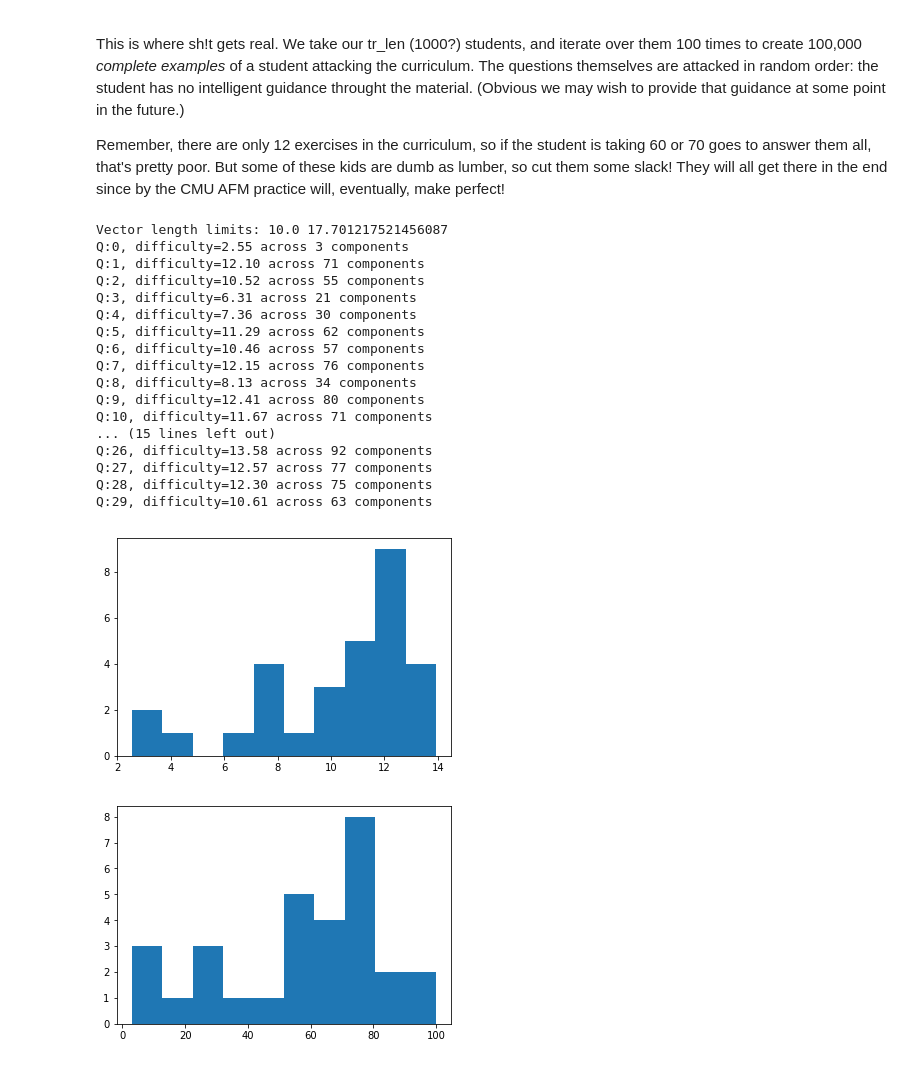
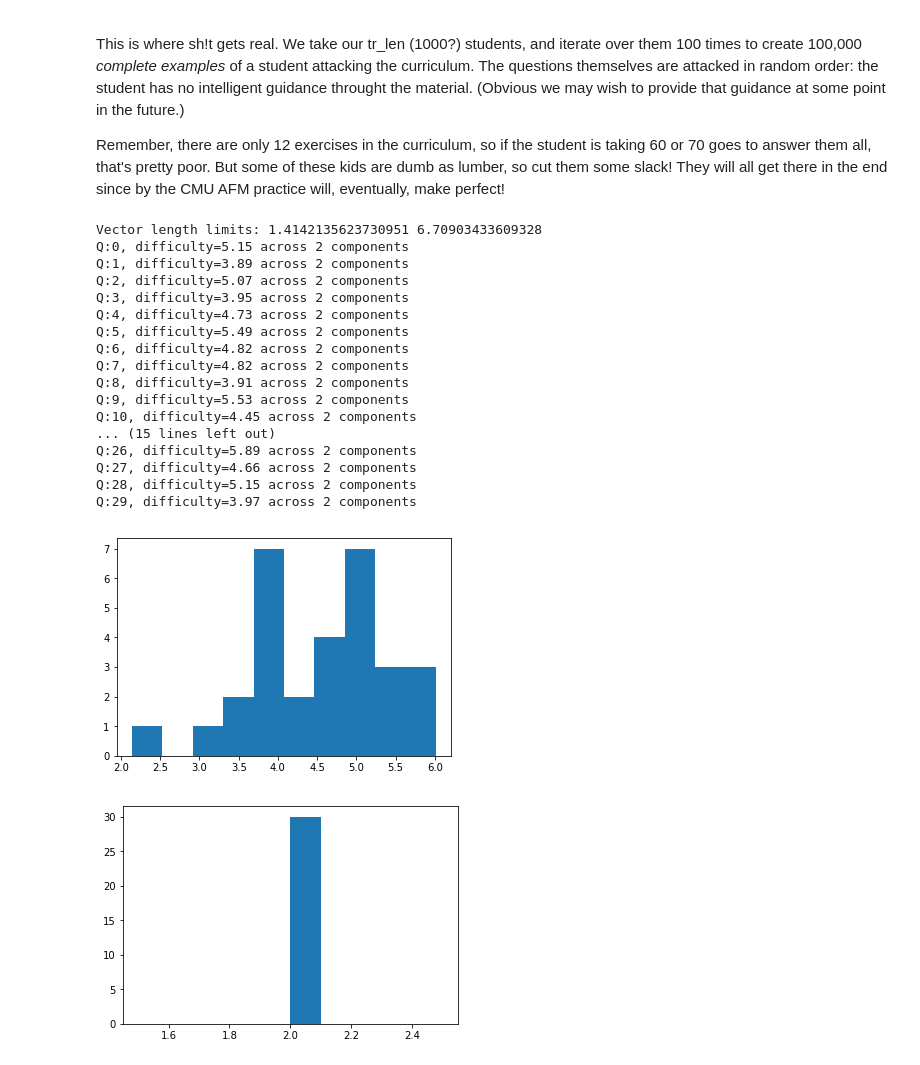
Before and after one commit to rjm49/mltm, a Jupyter notebook: MLTM_model_perplexity.ipynb, the cells around one changed output. Drawn from its saved outputs; the diff is of its cells as text; code cells hidden in the pictures.

Commit message:
adjustable min max active components, confusion reporting added

```diff
--- a/MLTM_model_perplexity.ipynb
+++ b/MLTM_model_perplexity.ipynb
@@ -43,9 +43,9 @@ import random
 
 from matplotlib import pyplot as plt
 
-n_traits = 100
-min_active_traits = 1
-max_active_traits = 100
+n_traits = 2
+min_active_traits = 2
+max_active_traits = 2
 # %%
 generate_student_name()
 # %% [output]
@@ -355,49 +355,67 @@ def generate_attempts(master_qs, psi_list):
 nn_dimensions = [n_traits]
 serieses = []
 min_errs = []
 n_qs = 30
 n_students = 100
 opt = Adam(lr=0.5)# (lr=.75)
 
-n_epochs = 1
+n_epochs = 10
 
 qs = create_qs(n_qs, n_traits, (min_active_traits, max_active_traits))
 #     qs, q_table = create_qs_from_blobs(n_qs, 2, n_traits)
 ss = create_students(n_students, n_traits)
 
 x = []
 
 for _ in range(n_epochs):
     xa, _,_,_ = generate_attempts(qs,ss) # this is our x list of samples
     x.extend(xa)
 
+tp,fp,tn,fn=0,0,0,0
 base = 2
 summa=0
 N = len(x)
 for tup in x:
     (psi_id, q_id, passed, passed) = tup
     p = calculate_pass_probability(ss[psi_id].thetas, qs[q_id].betas)
     summa += log(p, base)
 
+    #pp = uniform(0,1)
+    if p>=0.5:
+        if passed:
+            tp+=1
+        else:
+            fp+=1
+    else:
+        if passed:
+            fn+=1
+        else:
+            tn+=1
+
+acc = (tp+tn)/len(x)
+print("model acc:",acc)
+print(tp,fp)
+print(tn,fn)
+
 ppx = pow( base, (-summa/N))
 print("perplexity is {}".format(ppx))
 # %% [output]
-Vector length limits: 10.0 17.701217521456087
-Q:0, difficulty=2.55 across 3 components
-Q:1, difficulty=12.10 across 71 components
-Q:2, difficulty=10.52 across 55 components
-Q:3, difficulty=6.31 across 21 components
-Q:4, difficulty=7.36 across 30 components
-Q:5, difficulty=11.29 across 62 components
-Q:6, difficulty=10.46 across 57 components
-Q:7, difficulty=12.15 across 76 components
-Q:8, difficulty=8.13 across 34 components
-Q:9, difficulty=12.41 across 80 components
-Q:10, difficulty=11.67 across 71 components
+Vector length limits: 1.4142135623730951 6.70903433609328
+Q:0, difficulty=5.15 across 2 components
+Q:1, difficulty=3.89 across 2 components
+Q:2, difficulty=5.07 across 2 components
+Q:3, difficulty=3.95 across 2 components
+Q:4, difficulty=4.73 across 2 components
+Q:5, difficulty=5.49 across 2 components
+Q:6, difficulty=4.82 across 2 components
+Q:7, difficulty=4.82 across 2 components
+Q:8, difficulty=3.91 across 2 components
+Q:9, difficulty=5.53 across 2 components
+Q:10, difficulty=4.45 across 2 components
 ... (15 lines left out)
-Q:26, difficulty=13.58 across 92 components
-Q:27, difficulty=12.57 across 77 components
-Q:28, difficulty=12.30 across 75 components
-Q:29, difficulty=10.61 across 63 components
+Q:26, difficulty=5.89 across 2 components
+Q:27, difficulty=4.66 across 2 components
+Q:28, difficulty=5.15 across 2 components
+Q:29, difficulty=3.97 across 2 components
-[figure, old version]
+[figure, new version]
-[figure, old version]
+[figure, new version]
```
Also changed, not shown: parts of 3 cells of this notebook.
